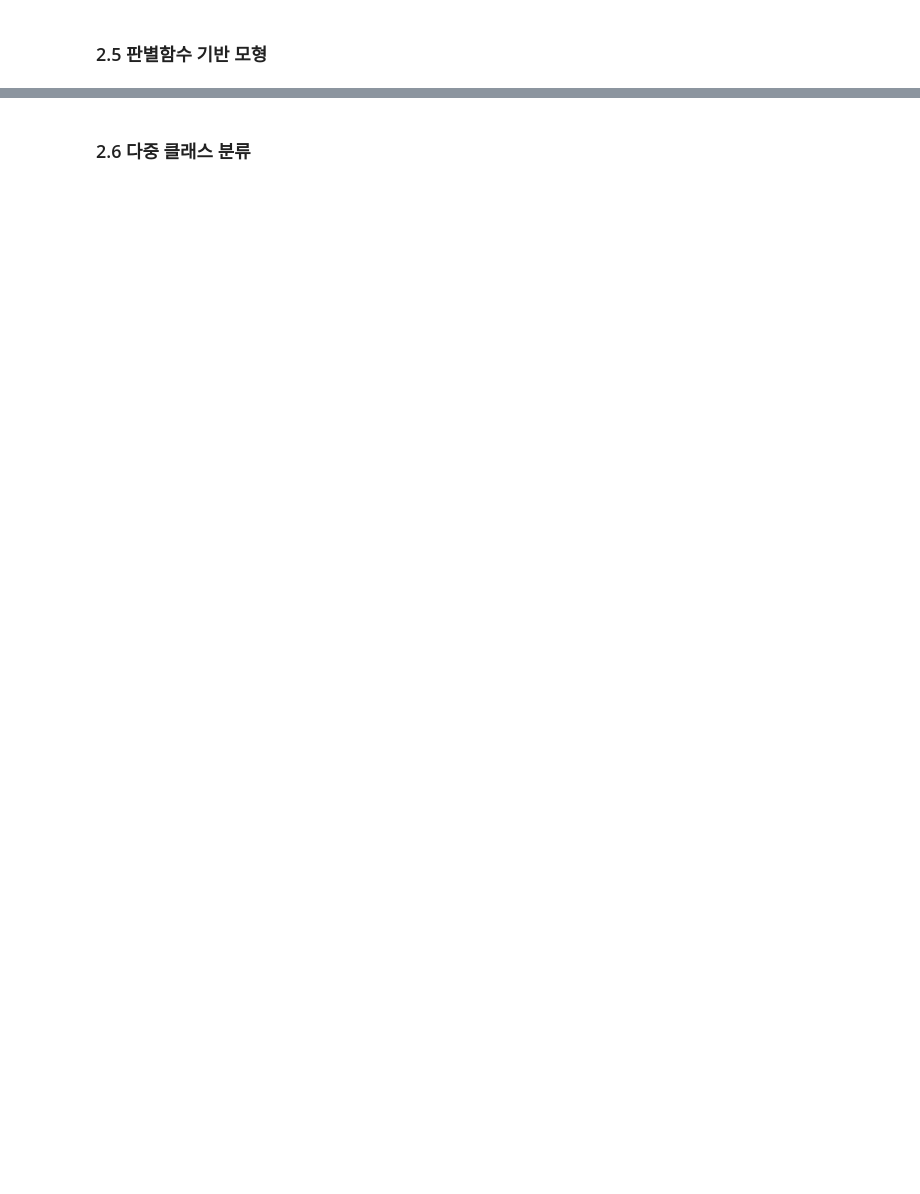
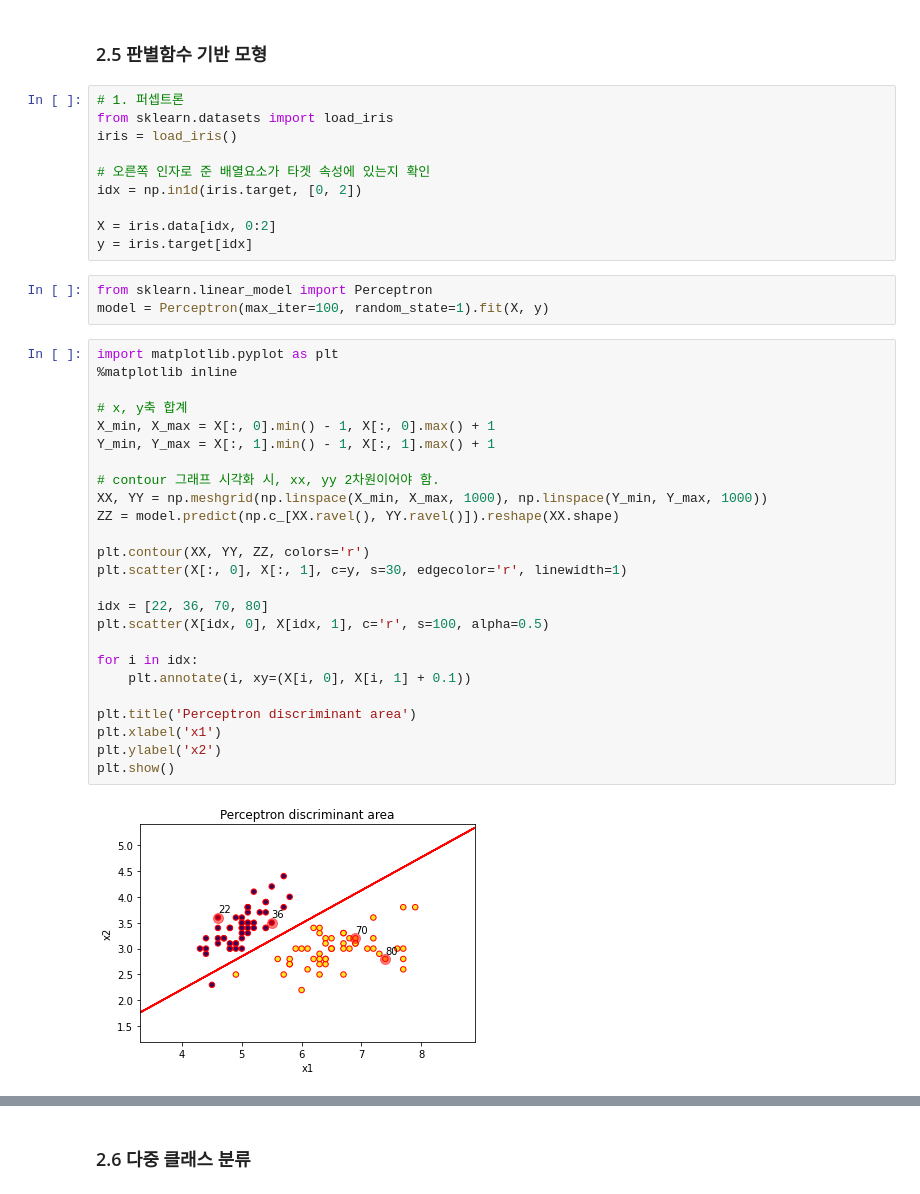
Before and after one commit to lucio-karin0506/SaltLux-Project, a Jupyter notebook: Machine Learning/Machine learning lecture/3장. 분류분석.ipynb, the cells around one changed output, grey strips where cells are left out. Cells and saved outputs as stored; diff of their text form; blank space fills up the shorter version.

```diff
--- a/Machine Learning/Machine learning lecture/3장. 분류분석.ipynb
+++ b/Machine Learning/Machine learning lecture/3장. 분류분석.ipynb
@@ -288,2 +300,42 @@ array([[0, 0, 0, ..., 0, 0, 0],
 # %% [markdown]
 ### 2.5 판별함수 기반 모형
+# %%
+# 1. 퍼셉트론
+from sklearn.datasets import load_iris
+iris = load_iris()
+
+# 오른쪽 인자로 준 배열요소가 타겟 속성에 있는지 확인
+idx = np.in1d(iris.target, [0, 2])
+
+X = iris.data[idx, 0:2]
+y = iris.target[idx]
+# %%
+from sklearn.linear_model import Perceptron
+model = Perceptron(max_iter=100, random_state=1).fit(X, y)
+# %%
+import matplotlib.pyplot as plt
+%matplotlib inline
+
+# x, y축 합계
+X_min, X_max = X[:, 0].min() - 1, X[:, 0].max() + 1
+Y_min, Y_max = X[:, 1].min() - 1, X[:, 1].max() + 1
+
+# contour 그래프 시각화 시, xx, yy 2차원이어야 함.
+XX, YY = np.meshgrid(np.linspace(X_min, X_max, 1000), np.linspace(Y_min, Y_max, 1000))
+ZZ = model.predict(np.c_[XX.ravel(), YY.ravel()]).reshape(XX.shape)
+
+plt.contour(XX, YY, ZZ, colors='r')
+plt.scatter(X[:, 0], X[:, 1], c=y, s=30, edgecolor='r', linewidth=1)
+
+idx = [22, 36, 70, 80]
+plt.scatter(X[idx, 0], X[idx, 1], c='r', s=100, alpha=0.5)
+
+for i in idx:
+    plt.annotate(i, xy=(X[i, 0], X[i, 1] + 0.1))
+
+plt.title('Perceptron discriminant area')
+plt.xlabel('x1')
+plt.ylabel('x2')
+plt.show()
+# %% [output]
+[figure, added]
```
Also changed, not shown: parts of 37 cells of this notebook.
